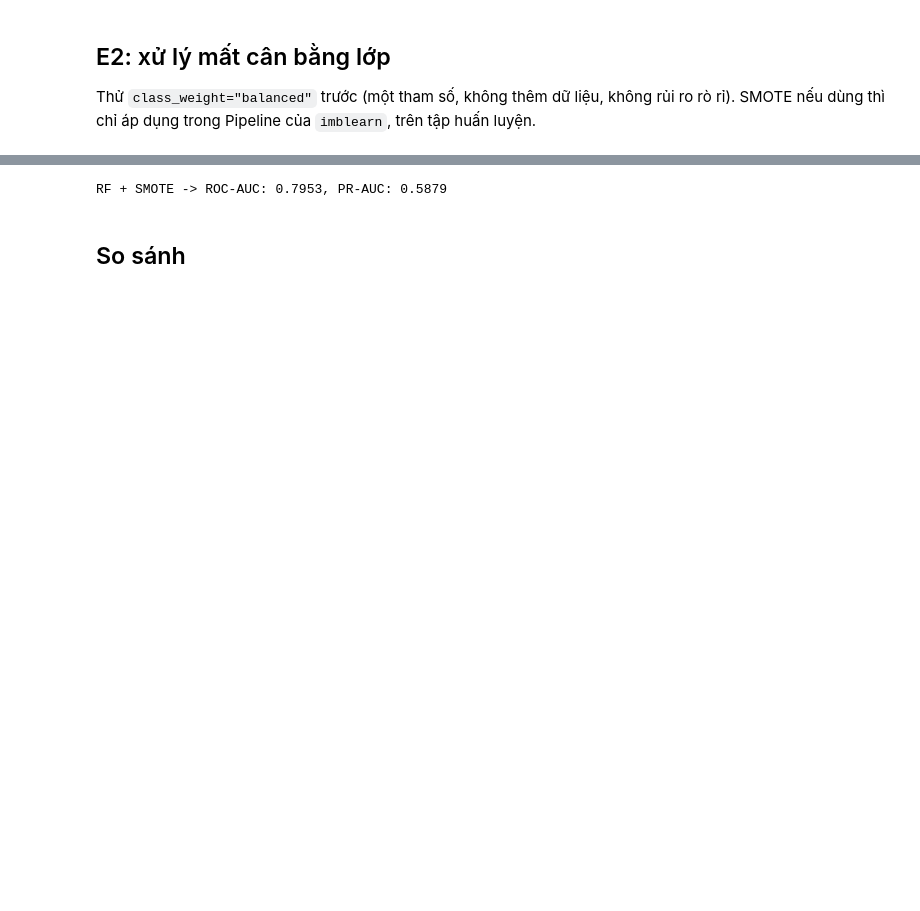
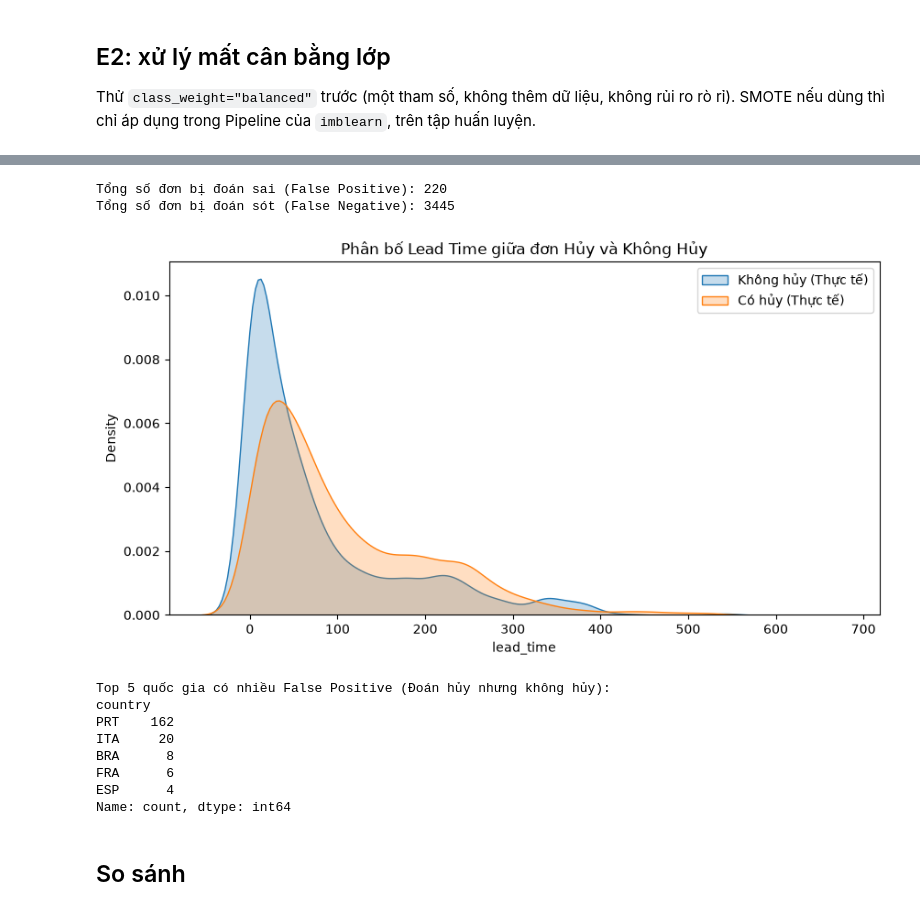
Before and after one commit to MTuan1510/SmartStay-AI---Intelligent-Hotel-Booking-Cancellation-Prediction, a Jupyter notebook: notebooks/04_models_nguoi2.ipynb, the cells around one changed output, grey strips where cells are left out. Drawn from its saved outputs; the diff is of its cells as text; code cells hidden in the pictures; blank space fills up the shorter version.

```diff
--- a/notebooks/04_models_nguoi2.ipynb
+++ b/notebooks/04_models_nguoi2.ipynb
@@ -172,34 +270,42 @@ Note: you may need to restart the kernel to use updated packages.
 # %%
-from imblearn.pipeline import Pipeline as ImbPipeline
-from imblearn.over_sampling import SMOTE
-from sklearn.ensemble import RandomForestClassifier
-from src.features import build_preprocessor
-from src.evaluate import evaluate, log_result, save_proba
+# Lấy dự đoán nhị phân (ngưỡng 0.5)
+y_pred = (y_proba_rf >= 0.5).astype(int)
 
-# 1. Khởi tạo SMOTE và RF (không dùng class_weight vì đã có SMOTE)
-rf_smote = RandomForestClassifier(n_estimators=200, max_depth=10, random_state=42, n_jobs=-1)
+# Tìm False Positives (Đoán là hủy, nhưng thực tế KHÔNG hủy) và False Negatives (Đoán không hủy, nhưng HỦY)
+val_df = X_val.copy()
+val_df['actual'] = y_val
+val_df['predicted'] = y_pred
+val_df['proba'] = y_proba_rf
 
-# 2. Pipeline của imblearn
-model_smote = ImbPipeline(steps=[
-    ("prep", build_preprocessor("tree")),
-    ("smote", SMOTE(random_state=42)),
-    ("clf", rf_smote)
-])
+fp = val_df[(val_df['actual'] == 0) & (val_df['predicted'] == 1)]
+fn = val_df[(val_df['actual'] == 1) & (val_df['predicted'] == 0)]
 
-# 3. Huấn luyện
-model_smote.fit(X_train, y_train)
+print(f"Tổng số đơn bị đoán sai (False Positive): {len(fp)}")
+print(f"Tổng số đơn bị đoán sót (False Negative): {len(fn)}")
 
-# 4. Đánh giá
-proba_smote = model_smote.predict_proba(X_val)[:, 1]
-m_smote = evaluate(y_val, proba_smote, threshold=0.5)
+# Phân tích xem lỗi tập trung ở đâu (Ví dụ: lead_time)
+plt.figure(figsize=(10, 5))
+sns.kdeplot(val_df[val_df['actual']==0]['lead_time'], label='Không hủy (Thực tế)', fill=True)
+sns.kdeplot(val_df[val_df['actual']==1]['lead_time'], label='Có hủy (Thực tế)', fill=True)
+plt.title("Phân bố Lead Time giữa đơn Hủy và Không Hủy")
+plt.legend()
+plt.show()
 
-# 5. Ghi kết quả
-log_result(AUTHOR, "E2", "rf_smote", "val", m_smote, note="SMOTE")
-save_proba("rf_smote", proba_smote, split="val")
-
-print(f"RF + SMOTE -> ROC-AUC: {m_smote['roc_auc']:.4f}, PR-AUC: {m_smote['pr_auc']:.4f}")
+# Xem quốc gia nào bị đoán sai nhiều nhất
+print("\nTop 5 quốc gia có nhiều False Positive (Đoán hủy nhưng không hủy):")
+print(fp['country'].value_counts().head(5))
 # %% [output]
-RF + SMOTE -> ROC-AUC: 0.7953, PR-AUC: 0.5879
+Tổng số đơn bị đoán sai (False Positive): 220
+Tổng số đơn bị đoán sót (False Negative): 3445
+[figure, added]
+Top 5 quốc gia có nhiều False Positive (Đoán hủy nhưng không hủy):
+country
+PRT    162
+ITA     20
+BRA      8
+FRA      6
+ESP      4
+Name: count, dtype: int64
 # %% [markdown]
 ## So sánh
 # %%
```
Also changed, not shown: parts of 11 cells of this notebook, 1 other file.
